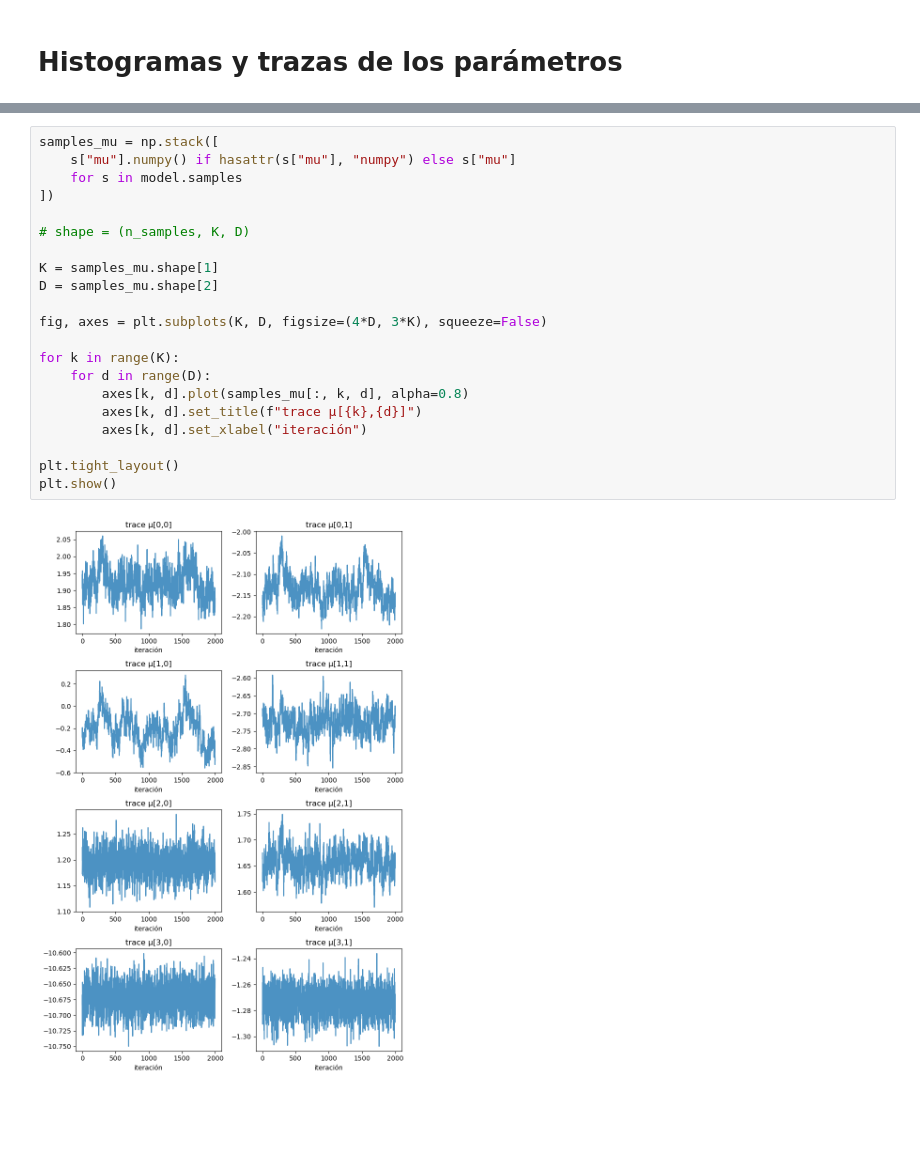
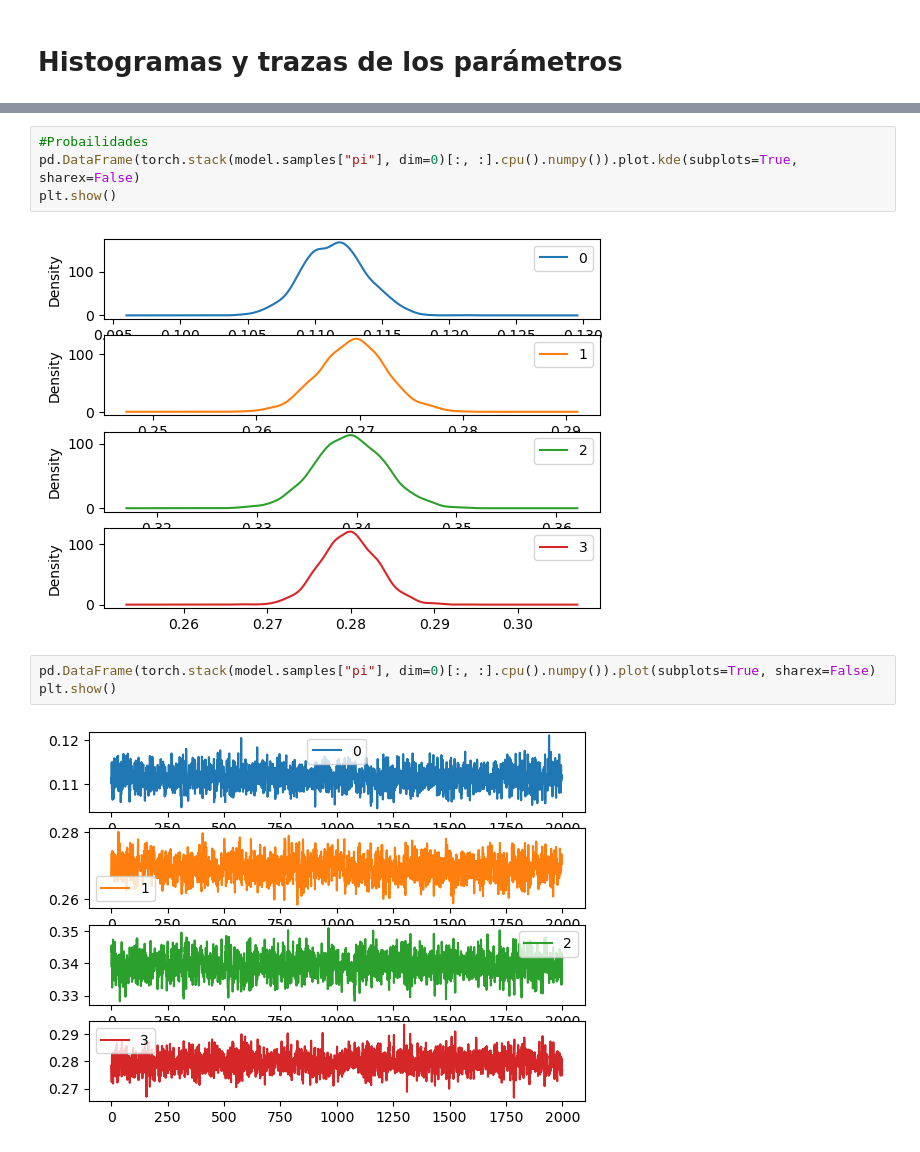
Before and after one commit to yaelrsc/Computaci-n-estad-stica-2026-2, a Jupyter notebook: Proyectos/EM_for_Gaussian_Mixture_Models.ipynb, the cells around one changed output, grey strips where cells are left out. Saved outputs shown, nothing was run; the diff lists cells and outputs as text; blank space fills up the shorter version.

```diff
--- a/Proyectos/EM_for_Gaussian_Mixture_Models.ipynb
+++ b/Proyectos/EM_for_Gaussian_Mixture_Models.ipynb
@@ -1637,24 +1628,12 @@ TypeError: string indices must be integers, not 'str'
+# %%
+#Probailidades
+pd.DataFrame(torch.stack(model.samples["pi"], dim=0)[:, :].cpu().numpy()).plot.kde(subplots=True, sharex=False)
+plt.show()
+# %% [output]
+[figure, added]
 # %%
-samples_mu = np.stack([
-    s["mu"].numpy() if hasattr(s["mu"], "numpy") else s["mu"]
-    for s in model.samples
-])
-
-# shape = (n_samples, K, D)
-
-K = samples_mu.shape[1]
-D = samples_mu.shape[2]
-
-fig, axes = plt.subplots(K, D, figsize=(4*D, 3*K), squeeze=False)
-
-for k in range(K):
-    for d in range(D):
-        axes[k, d].plot(samples_mu[:, k, d], alpha=0.8)
-        axes[k, d].set_title(f"trace μ[{k},{d}]")
-        axes[k, d].set_xlabel("iteración")
-
-plt.tight_layout()
+pd.DataFrame(torch.stack(model.samples["pi"], dim=0)[:, :].cpu().numpy()).plot(subplots=True, sharex=False)
 plt.show()
 # %% [output]
-[figure, old version]
+[figure, new version]
 # %%
```
Also changed, not shown: parts of 8 cells of this notebook.
